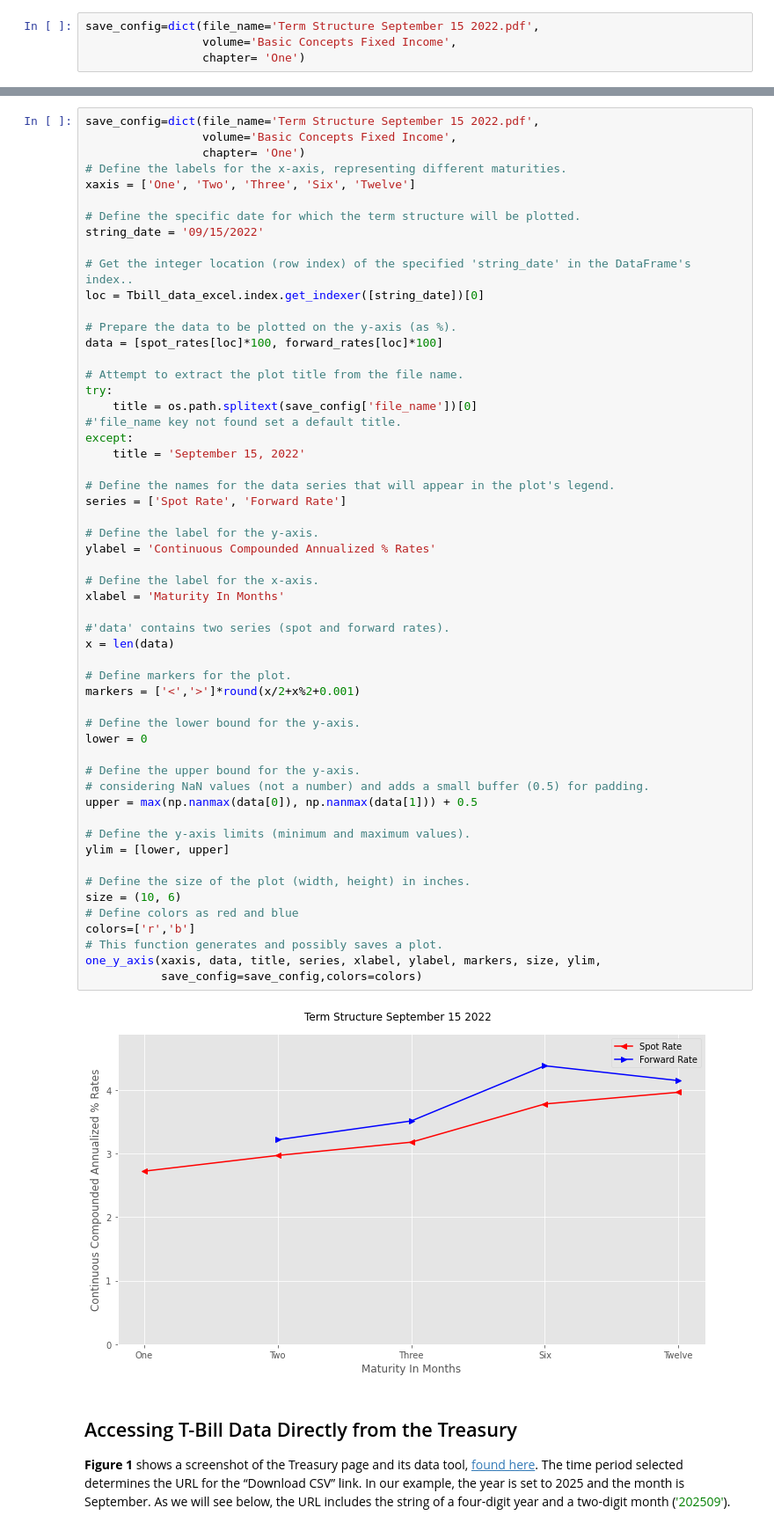
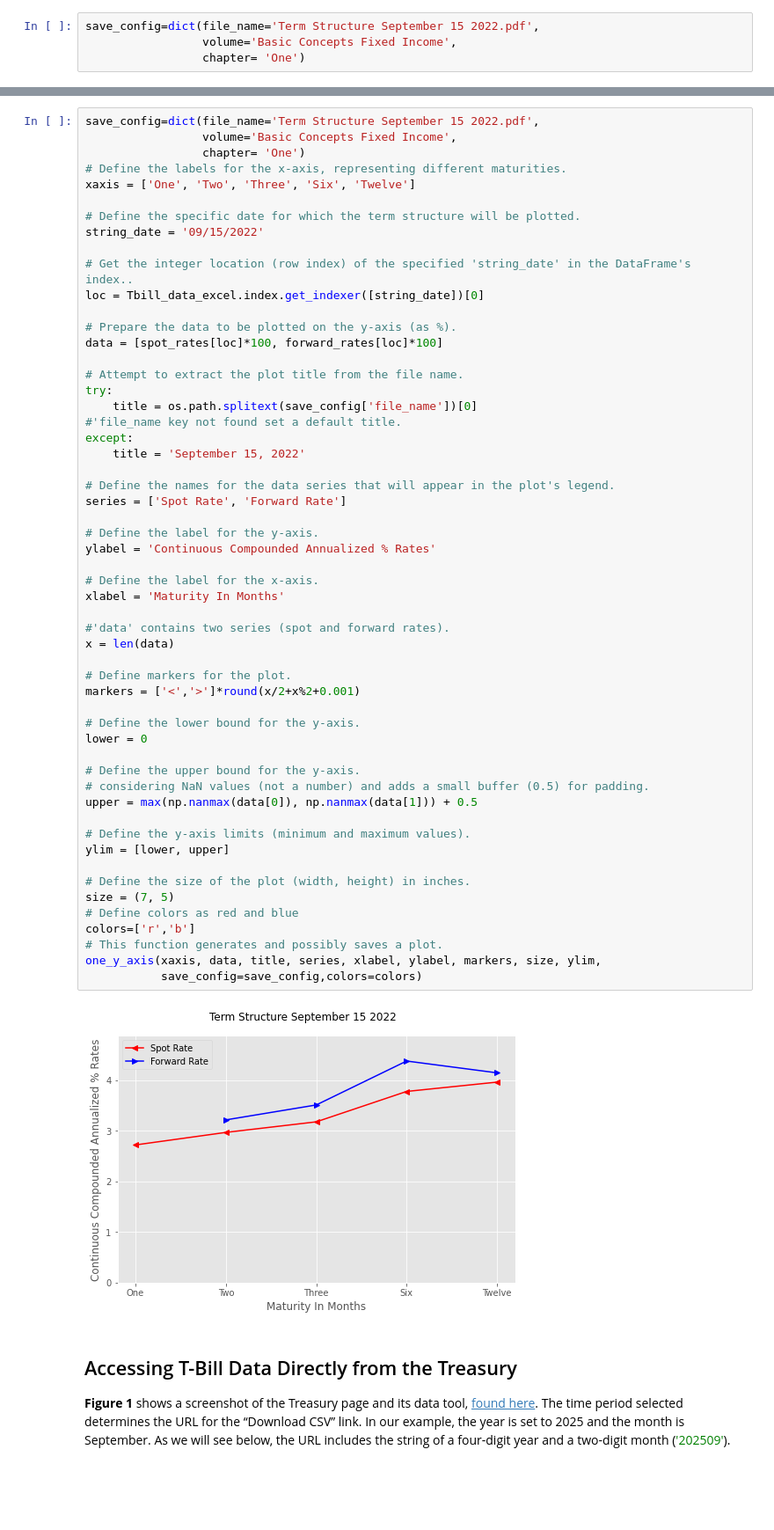
Before and after one commit to PatrickJHess/Vol-3-Chap-1, a Jupyter notebook: _build/jupyter_execute/Calculating_And_Graphing_The_Term_Structure_Of_Interest_Rates.ipynb, the cells around one changed output, grey strips where cells are left out. Shown at 88% size. Drawn from its saved outputs; the diff is of its cells as text; blank space fills up the shorter version.

```diff
--- a/_build/jupyter_execute/Calculating_And_Graphing_The_Term_Structure_Of_Interest_Rates.ipynb
+++ b/_build/jupyter_execute/Calculating_And_Graphing_The_Term_Structure_Of_Interest_Rates.ipynb
@@ -661,35 +664,35 @@ series = ['Spot Rate', 'Forward Rate']
 
 # Define the label for the y-axis.
 ylabel = 'Continuous Compounded Annualized % Rates'
 
 # Define the label for the x-axis.
 xlabel = 'Maturity In Months'
 
 #'data' contains two series (spot and forward rates).
 x = len(data)
 
 # Define markers for the plot.
 markers = ['<','>']*round(x/2+x%2+0.001)
 
 # Define the lower bound for the y-axis.
 lower = 0
 
 # Define the upper bound for the y-axis.
 # considering NaN values (not a number) and adds a small buffer (0.5) for padding.
 upper = max(np.nanmax(data[0]), np.nanmax(data[1])) + 0.5
 
 # Define the y-axis limits (minimum and maximum values).
 ylim = [lower, upper]
 
 # Define the size of the plot (width, height) in inches.
-size = (10, 6)
+size = (7, 5)
 # Define colors as red and blue
 colors=['r','b']
 # This function generates and possibly saves a plot.
 one_y_axis(xaxis, data, title, series, xlabel, ylabel, markers, size, ylim,
            save_config=save_config,colors=colors)
 # %% [output]
-[figure, old version]
+[figure, new version]
 # %% [markdown]
 ## Accessing T-Bill Data Directly from the Treasury
 
```
Also changed, not shown: parts of 7 cells of this notebook, 27 other files.
